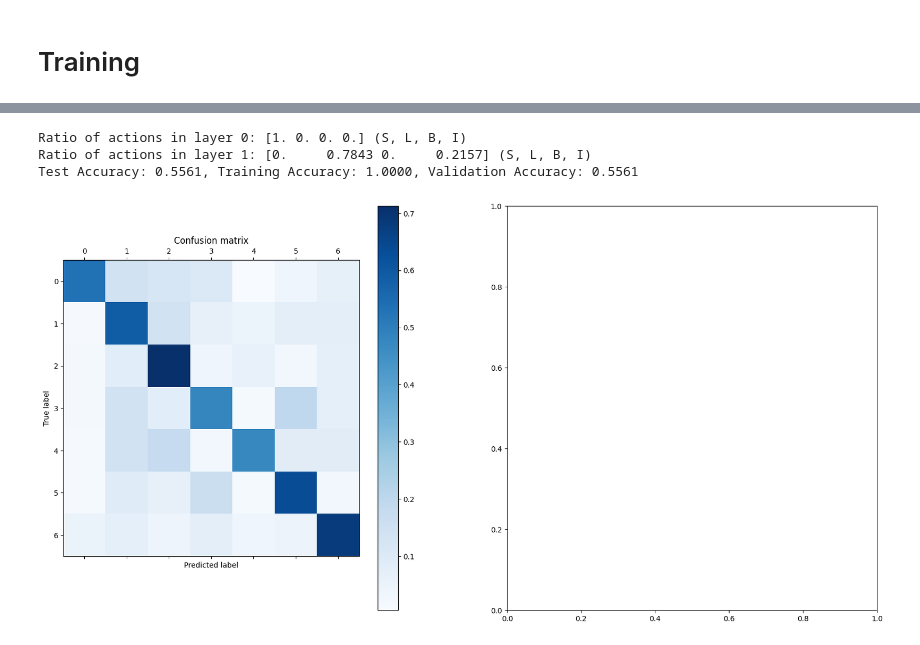
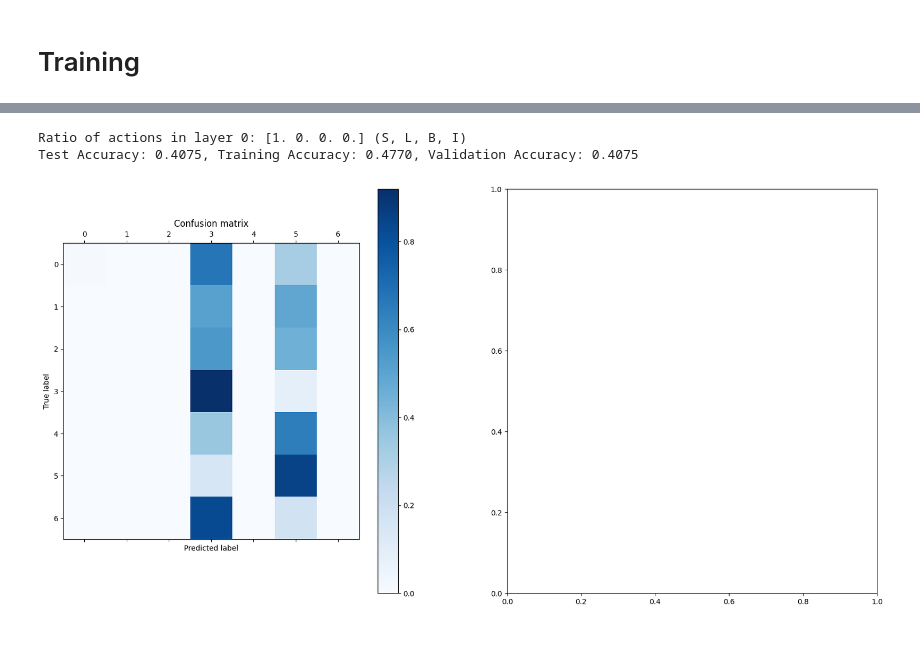
Before and after one commit to OliverTryding/Graph-Deep-Learning-Master-Thesis, a Jupyter notebook: Cooperative_GNN_for_Hypergraphs.ipynb, the cells around one changed output, grey strips where cells are left out. Cells and saved outputs as stored; diff of their text form; code cells hidden in the pictures.

```diff
--- a/Cooperative_GNN_for_Hypergraphs.ipynb
+++ b/Cooperative_GNN_for_Hypergraphs.ipynb
@@ -586,16 +710,20 @@ def visualize_results():
 # %%
+from utils import train, validate
+
 # Run the training
-early_stopper = EarlyStopping(patience=20, mode='max', delta=0.0001)
-for epoch in range(2000):
-    loss = train()
+early_stopper = EarlyStopping(patience=50, mode='max', delta=-0.01)
+for epoch in range(1000):
+    loss = train(model, optimizer, X, G, labels, train_mask)
 
-    if epoch % 100 == 0:
-        train_accuracy, val_accuracy = validate()
+    _, val_accuracy = validate(model, X, G, labels, train_mask, val_mask)
+    if early_stopper(model, val_accuracy):
+        print("Early stopping")
+        break
+
+    if epoch % 50 == 0:
+        train_accuracy, val_accuracy = validate(model, X, G, labels, train_mask, val_mask)
         print(f'Epoch {epoch+1}, Loss: {loss:.4f}')
         print(f'Training Accuracy: {train_accuracy:.4f}, Validation Accuracy: {val_accuracy:.4f}')
-    if epoch % 10 == 0:
-        _, val_accuracy = validate()
-        if early_stopper(val_accuracy):
-            print("Early stopping")
-            break
+
+model.load_state_dict(early_stopper.best_model)
 # %% [output]
@@ -619,12 +748,13 @@ Early stopping
 # %%
+from utils import test, visualize_results
+
 # Test the model
-train_accuracy, val_accuracy = validate()
-accuracy, predictions = test()
+train_accuracy, val_accuracy = validate(model, X, G, labels, train_mask, val_mask)
+accuracy, predictions = test(model, X, G, labels, test_mask)
 print(f'Test Accuracy: {accuracy:.4f}, Training Accuracy: {train_accuracy:.4f}, Validation Accuracy: {val_accuracy:.4f}')
 
-visualize_results()
+visualize_results(model, X, G, labels, test_mask)
 # %% [output]
 Ratio of actions in layer 0: [1. 0. 0. 0.] (S, L, B, I)
-Ratio of actions in layer 1: [0.     0.7843 0.     0.2157] (S, L, B, I)
-Test Accuracy: 0.5561, Training Accuracy: 1.0000, Validation Accuracy: 0.5561
+Test Accuracy: 0.4075, Training Accuracy: 0.4770, Validation Accuracy: 0.4075
-[figure, old version]
+[figure, new version]
```
Also changed, not shown: parts of 21 cells of this notebook, 1 other file.
